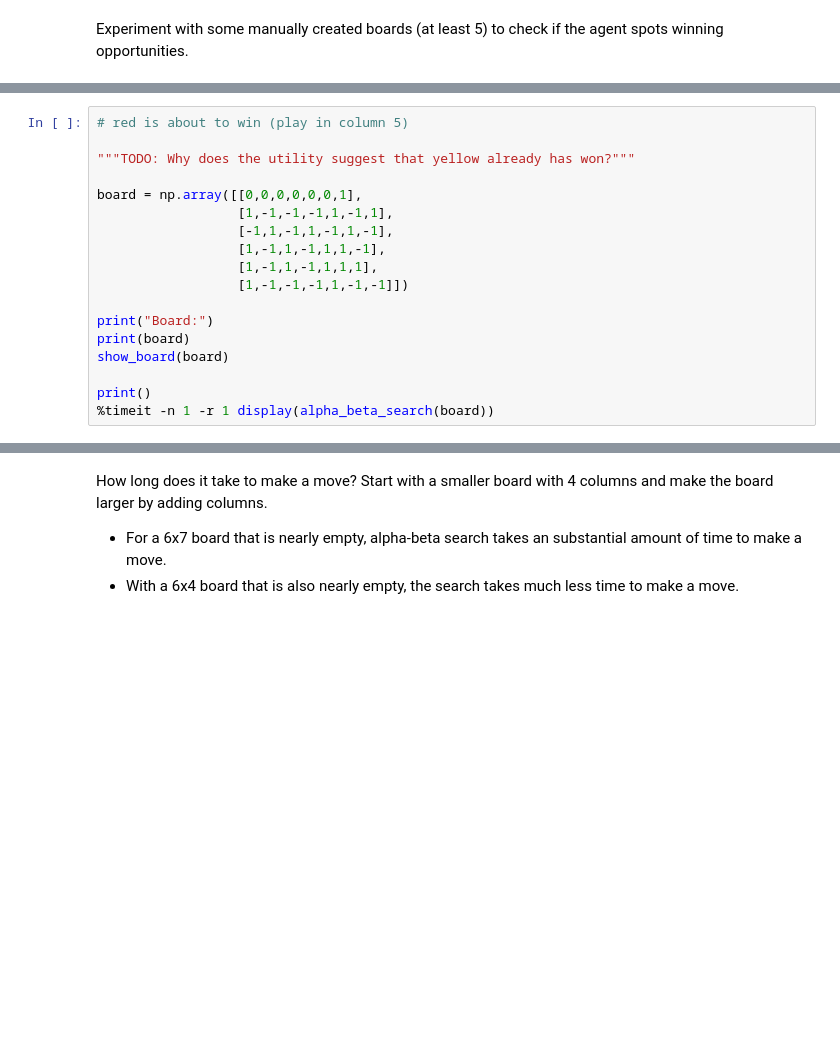
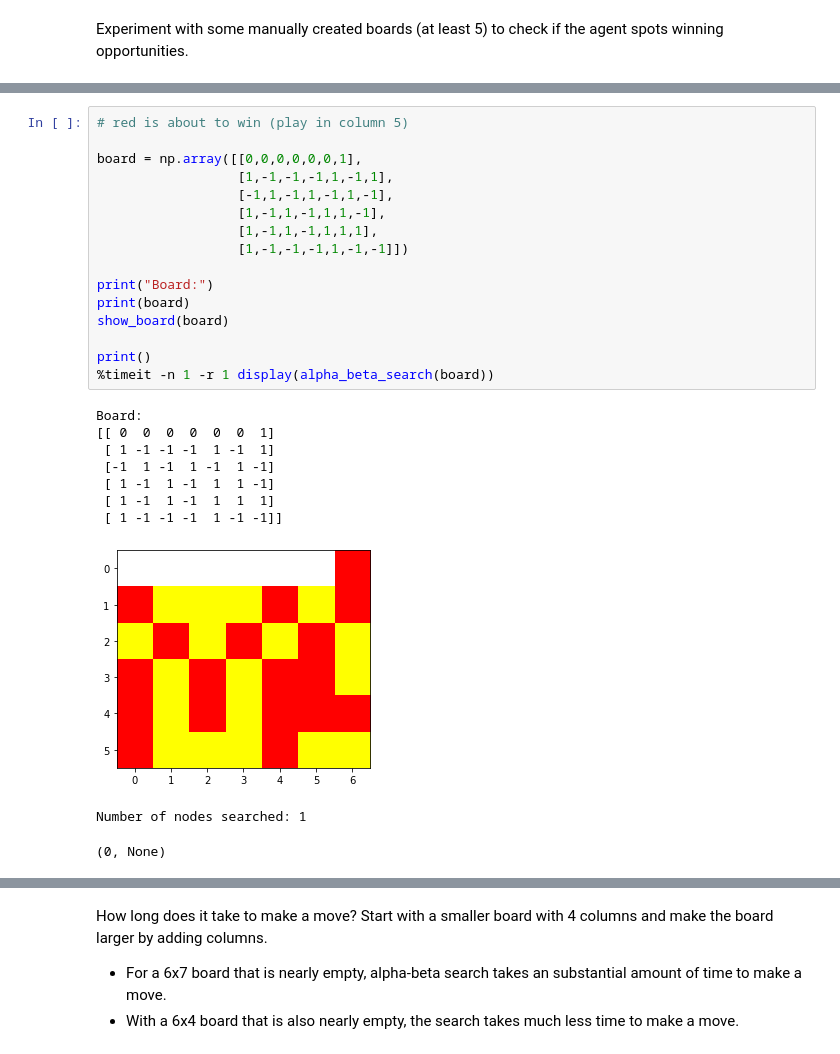
Before and after one commit to KadeLehman/CS7320-AI, a Jupyter notebook: Games/assignment_connect4.ipynb, the cells around one changed output, grey strips where cells are left out. Drawn from its saved outputs; the diff is of its cells as text; blank space fills up the shorter version.

```diff
--- a/Games/assignment_connect4.ipynb
+++ b/Games/assignment_connect4.ipynb
@@ -312,18 +330,27 @@ print()
 # %%
 # red is about to win (play in column 5)
-
-"""TODO: Why does the utility suggest that yellow already has won?"""
 
 board = np.array([[0,0,0,0,0,0,1],
                   [1,-1,-1,-1,1,-1,1],
                   [-1,1,-1,1,-1,1,-1],
                   [1,-1,1,-1,1,1,-1],
                   [1,-1,1,-1,1,1,1],
                   [1,-1,-1,-1,1,-1,-1]])
 
 print("Board:")
 print(board)
 show_board(board)
 
 print()
 %timeit -n 1 -r 1 display(alpha_beta_search(board))
+# %% [output]
+Board:
+[[ 0  0  0  0  0  0  1]
+ [ 1 -1 -1 -1  1 -1  1]
+ [-1  1 -1  1 -1  1 -1]
+ [ 1 -1  1 -1  1  1 -1]
+ [ 1 -1  1 -1  1  1  1]
+ [ 1 -1 -1 -1  1 -1 -1]]
+[figure, added]
+Number of nodes searched: 1
+(0, None)
```
Also changed, not shown: parts of 8 cells of this notebook.
